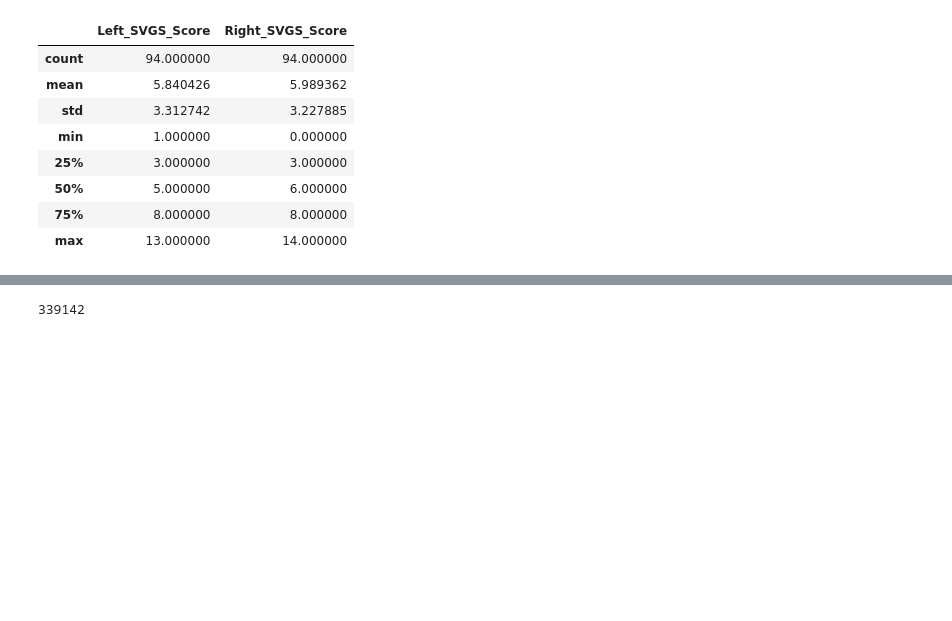
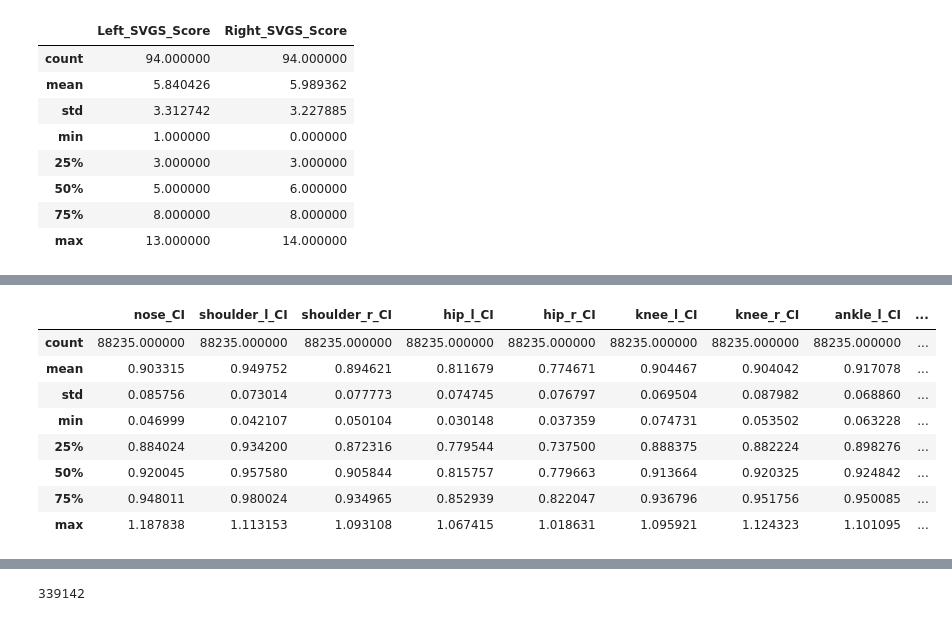
Before and after one commit to affogato-lab/CVPR-2026-mochi, a Jupyter notebook: CVPR_2026.ipynb, the cells around one changed output, grey strips where cells are left out. Saved outputs shown, nothing was run; the diff lists cells and outputs as text; code cells hidden in the pictures; blank space fills up the shorter version.

```diff
--- a/CVPR_2026.ipynb
+++ b/CVPR_2026.ipynb
@@ -195,0 +214,12 @@ front_df.tail()
+# %%
+left_df[CI].describe()
+# %% [output]
+|  | nose_CI | shoulder_l_CI | shoulder_r_CI | hip_l_CI | hip_r_CI | knee_l_CI | knee_r_CI | ankle_l_CI | ... |
+| count | 88235.000000 | 88235.000000 | 88235.000000 | 88235.000000 | 88235.000000 | 88235.000000 | 88235.000000 | 88235.000000 | ... |
+| mean | 0.903315 | 0.949752 | 0.894621 | 0.811679 | 0.774671 | 0.904467 | 0.904042 | 0.917078 | ... |
+| std | 0.085756 | 0.073014 | 0.077773 | 0.074745 | 0.076797 | 0.069504 | 0.087982 | 0.068860 | ... |
+| min | 0.046999 | 0.042107 | 0.050104 | 0.030148 | 0.037359 | 0.074731 | 0.053502 | 0.063228 | ... |
+| 25% | 0.884024 | 0.934200 | 0.872316 | 0.779544 | 0.737500 | 0.888375 | 0.882224 | 0.898276 | ... |
+| 50% | 0.920045 | 0.957580 | 0.905844 | 0.815757 | 0.779663 | 0.913664 | 0.920325 | 0.924842 | ... |
+| 75% | 0.948011 | 0.980024 | 0.934965 | 0.852939 | 0.822047 | 0.936796 | 0.951756 | 0.950085 | ... |
+| max | 1.187838 | 1.113153 | 1.093108 | 1.067415 | 1.018631 | 1.095921 | 1.124323 | 1.101095 | ... |
```
Also changed, not shown: parts of 13 cells of this notebook.
